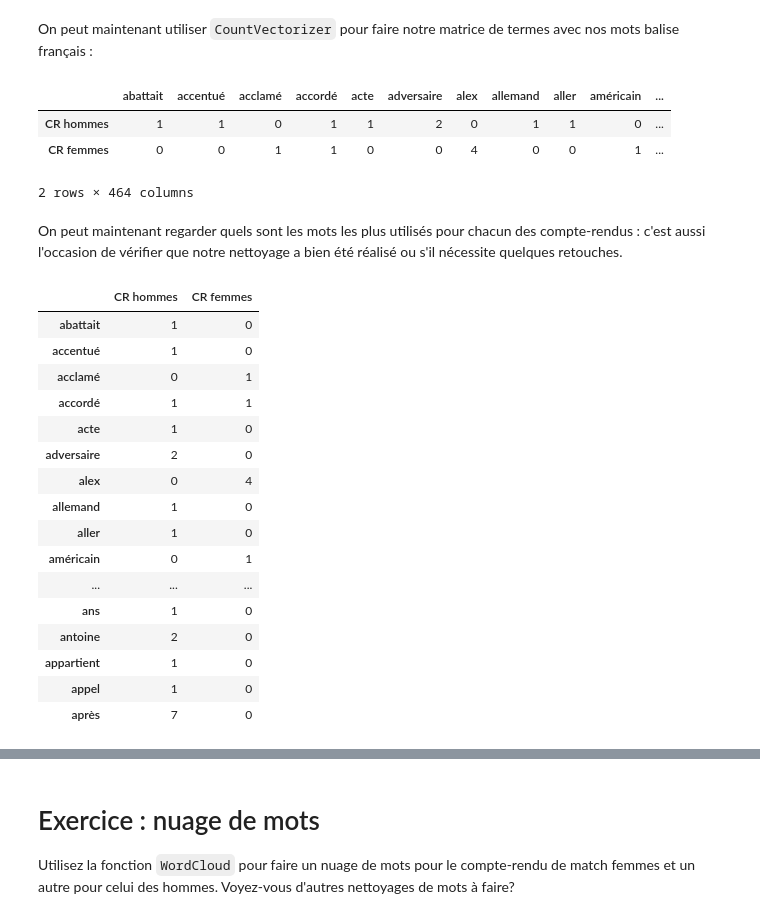
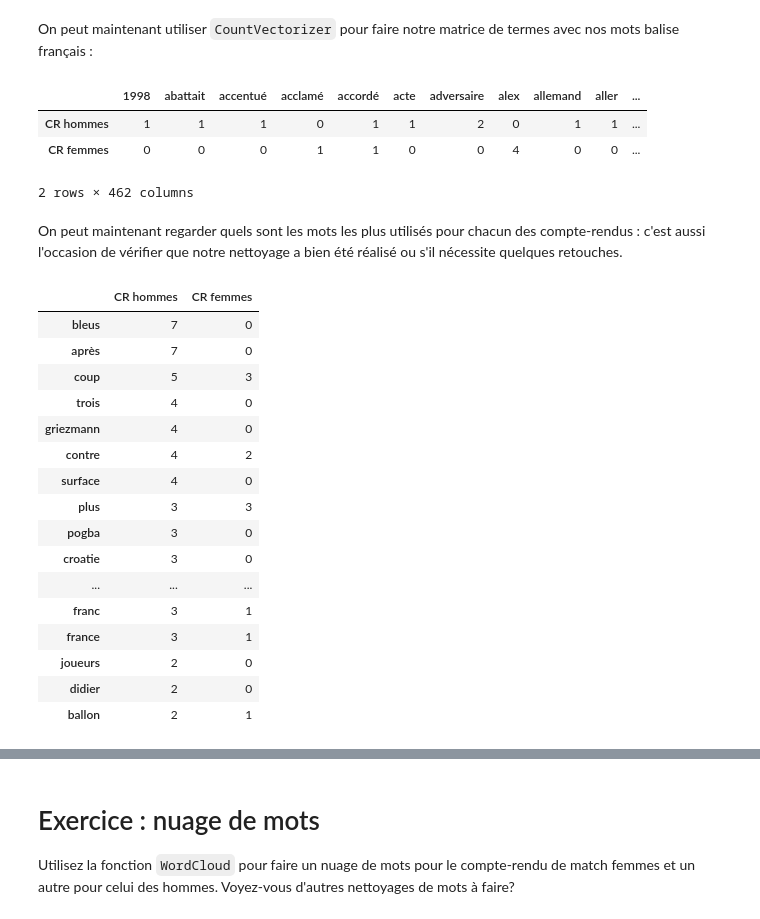
Before and after one commit to louiskuhn/IA-P2-Euskadi, a Jupyter notebook: Ressources/Machine Learning/NLP/2. NLP_matrice termes.ipynb, the cells around one changed output, grey strips where cells are left out. Cells and saved outputs as stored; diff of their text form; code cells hidden in the pictures.

```diff
--- a/Ressources/Machine Learning/NLP/2. NLP_matrice termes.ipynb
+++ b/Ressources/Machine Learning/NLP/2. NLP_matrice termes.ipynb
@@ -5,10 +5,8 @@ On voit dans ce notebook comment créer une matrice de termes à partir de notre
 
 On charge les données nettoyées.
 # %%
-import pickle
 import pandas as pd
-
-cr_df_clean = pd.read_pickle('cr_df_clean.pkl')
+cr_df = pd.read_pickle('cr_df.pkl')
 # %% [markdown]
 On va créer la matrice de termes, en indiquant au logiciel d'enlever les mots-balise comme "le", "et",... Ces mots n'apportent en effet pas grand chose à l'analyse en général.
 
@@ -39,42 +37,43 @@ french_stop_words
 On peut maintenant utiliser `CountVectorizer` pour faire notre matrice de termes avec nos mots balise français :
 # %%
 from sklearn.feature_extraction.text import CountVectorizer
-
 cv = CountVectorizer(stop_words = french_stop_words)
 
+
 # On fit_transform
-cr_cv = cv.fit_transform(cr_df_clean.texte)
-cr_dtm = pd.DataFrame(cr_cv.toarray(), columns = cv.get_feature_names())
-cr_dtm.index = cr_df_clean.index
+cr_cv = cv.fit_transform(cr_df.texte)
+cr_dtm = pd.DataFrame(cr_cv.toarray(),
+                      index = cr_df.index,
+                      columns = cv.get_feature_names_out())
 cr_dtm
 # %% [output]
-|  | abattait | accentué | acclamé | accordé | acte | adversaire | alex | allemand | aller | américain | ... |
-| CR hommes | 1 | 1 | 0 | 1 | 1 | 2 | 0 | 1 | 1 | 0 | ... |
-| CR femmes | 0 | 0 | 1 | 1 | 0 | 0 | 4 | 0 | 0 | 1 | ... |
+|  | 1998 | abattait | accentué | acclamé | accordé | acte | adversaire | alex | allemand | aller | ... |
+| CR hommes | 1 | 1 | 1 | 0 | 1 | 1 | 2 | 0 | 1 | 1 | ... |
+| CR femmes | 0 | 0 | 0 | 1 | 1 | 0 | 0 | 4 | 0 | 0 | ... |
-2 rows × 464 columns
+2 rows × 462 columns
 # %% [markdown]
 On peut maintenant regarder quels sont les mots les plus utilisés pour chacun des compte-rendus : c'est aussi l'occasion de vérifier que notre nettoyage a bien été réalisé ou s'il nécessite quelques retouches.
 # %%
-# on transpose le df pour trier par mots les plus utilisés
-dtm_analyse = cr_dtm.transpose()
-dtm_analyse.head(20)
+# on transpose le df pour trier par mots les plus utilisés pour les hommes
+cr_dtm = cr_dtm.transpose()
+cr_dtm.sort_values(['CR hommes'], ascending = False).head(20)
 # %% [output]
 |  | CR hommes | CR femmes |
-| abattait | 1 | 0 |
-| accentué | 1 | 0 |
-| acclamé | 0 | 1 |
-| accordé | 1 | 1 |
-| acte | 1 | 0 |
-| adversaire | 2 | 0 |
-| alex | 0 | 4 |
-| allemand | 1 | 0 |
-| aller | 1 | 0 |
-| américain | 0 | 1 |
+| bleus | 7 | 0 |
+| après | 7 | 0 |
+| coup | 5 | 3 |
+| trois | 4 | 0 |
+| griezmann | 4 | 0 |
+| contre | 4 | 2 |
+| surface | 4 | 0 |
+| plus | 3 | 3 |
+| pogba | 3 | 0 |
+| croatie | 3 | 0 |
 | ... | ... | ... |
-| ans | 1 | 0 |
-| antoine | 2 | 0 |
-| appartient | 1 | 0 |
-| appel | 1 | 0 |
-| après | 7 | 0 |
+| franc | 3 | 1 |
+| france | 3 | 1 |
+| joueurs | 2 | 0 |
+| didier | 2 | 0 |
+| ballon | 2 | 1 |
 # %%
 # pour les femmes
```
Also changed, not shown: parts of 8 cells of this notebook, 3 other files.
